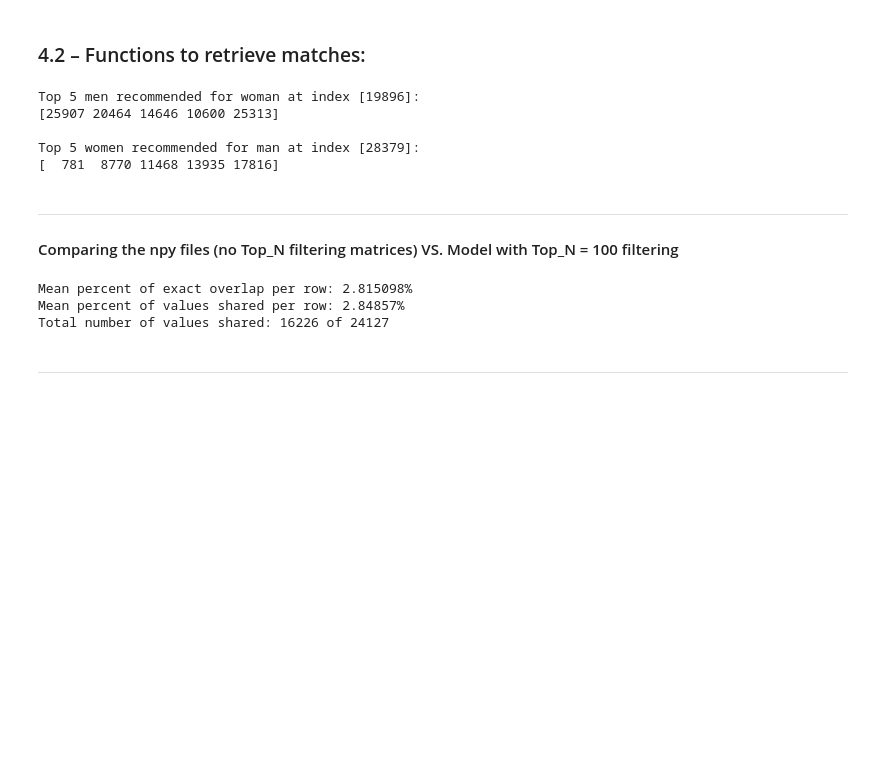
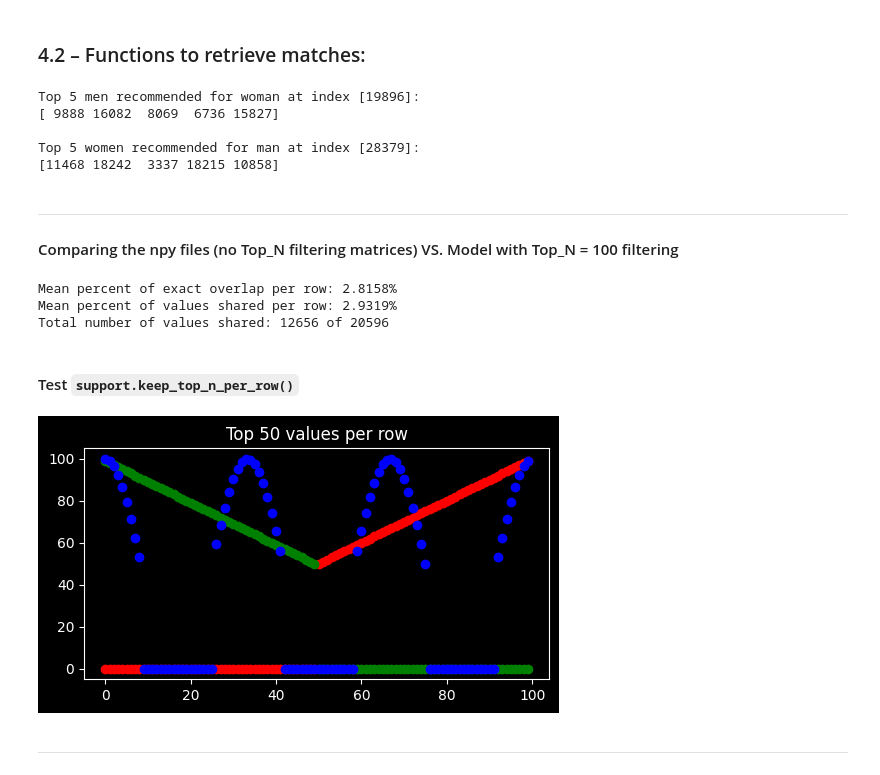
Before and after one commit to nhansen24/Date-A-Scientist, a Jupyter notebook: notebooks/date-a-scientist.ipynb, the cells around one changed output. Drawn from its saved outputs; the diff is of its cells as text; code cells hidden in the pictures; blank space fills up the shorter version.

```diff
--- a/notebooks/date-a-scientist.ipynb
+++ b/notebooks/date-a-scientist.ipynb
@@ -551,6 +551,8 @@ print(list(master_essay_series.value_counts()[:15].index))
 
 # Storing for use later. TF-IDF prioritizes lower frequency terms, thus we may be able to trim these.
 top_50_words = list(master_essay_series.value_counts()[:50].index)
+
+stop_words = top_50_words
 # %% [output]
 Total word count:  14094453
 Unique word count: 149039
@@ -658,7 +662,7 @@ men_women_csr_cpu = support.get_cpu_csr(
     df_straight_men_matchmaking, # df1
     df_straight_women_matchmaking, # df2
     stop_words = stop_words, # stop_words for TFIDF Vectorizer
-    top_n=100) # top_n for keeping only top-N non-zero elements (nnz) in the csr matrix.
+    top_n=1000) # top_n for keeping only top-N non-zero elements (nnz) in the csr matrix.
 
 print('CSR Shape:\n(Men, Women): ',men_women_csr_cpu.shape)
 
@@ -683,7 +687,7 @@ men_women_csr_gpu = support.get_gpu_csr(
     df_straight_men_matchmaking,  # df1
     df_straight_women_matchmaking,  # df2
     stop_words = stop_words, # stop_words for TFIDF Vectorizer
-    top_n=100) # top_n for keeping only top-N non-zero elements (nnz) in the csr matrix.
+    top_n=1000) # top_n for keeping only top-N non-zero elements (nnz) in the csr matrix.
 
 
 gc.collect();
@@ -717,9 +721,10 @@ from implicit import als
 with threadpool_limits(limits=1, user_api='blas'):
     model = als.AlternatingLeastSquares(
         factors=128,
-        regularization=0.1,
-        iterations=10,
-        use_gpu=False)
+        regularization=0.05,
+        iterations=20,
+        use_gpu=False,
+        random_state=42)
     model.fit(item_user_matrix)
 
 # Verify proper sparse matrix density, ideally < 1% item_user_matrix density for meaningfully matching
@@ -762,29 +767,54 @@ women_ids, women_scores = recommend_women(model, men_ids, n=5)
 print(f"\nTop 5 women recommended for man at index [{men_ids}]: \n{women_ids}")
 # %% [output]
 Top 5 men recommended for woman at index [19896]:
-[25907 20464 14646 10600 25313]
+[ 9888 16082  8069  6736 15827]
 
 Top 5 women recommended for man at index [28379]:
-[  781  8770 11468 13935 17816]
+[11468 18242  3337 18215 10858]
 # %% [markdown]
 ***
 #### Comparing the npy files (no Top_N filtering matrices) VS. Model with Top_N = 100 filtering
 # %%
-from collections import Counter
-
 # Let's see how similar the matches are when using the top_n=100 vs. when we fit with every value in the csr:
 top_n_is_Set, scores = recommend_men(model, df_straight_women_matchmaking.index, n=100)
 top_n_is_Not_set = np.load('../src/date_a_scientist/top_100_essay_matches_straight_women.npy')
 
 support.measure_value_overlap(top_n_is_Set, top_n_is_Not_set)
 
-# 'Exact value overlap' is the percentage of exact matches, i.e., value @ x,y for each matrix
-# 'Number of values shared' is the total number of unique values that are shared (not row specific)
-# 'Values shared per row' is the mean percentage of shared values for each row
+# 'Exact overlap' is the mean percentage of exact matches of values at indexes for each row.
+# 'Values shared per row' is the mean percentage of values that are shared for each row.
+# 'Total values shared' is the total number of values that are shared (not index or row-specific).
 # %% [output]
-Mean percent of exact overlap per row: 2.815098%
-Mean percent of values shared per row: 2.84857%
-Total number of values shared: 16226 of 24127
+Mean percent of exact overlap per row: 2.8158%
+Mean percent of values shared per row: 2.9319%
+Total number of values shared: 12656 of 20596
+# %% [markdown]
+#### Test `support.keep_top_n_per_row()`
+# %%
+# Let's test support.keep_top_n_per_row() to see if it returns the expected values and indexes.
+top_n_in = 50
+
+# Set up three unique rows and one x_ax for plotting:
+x_ax = np.arange(100)
+row_one_test = np.arange(100)
+row_two_test = np.arange(100)[::-1]
+row_three_test = 50 * np.cos(6*np.pi*x_ax/100) + 50
+row_one_two_three = np.vstack((row_one_test,row_two_test,row_three_test))
+
+# Convert to CSR before calling the function:
+row_one_two_three = csr_matrix(row_one_two_three)
+test_top_n = support.keep_top_n_per_row(row_one_two_three,top_n_in)
+
+# Plot the results:
+plt.figure(figsize=[6,3])
+plt.title(f'Top {top_n_in} values per row')
+plt.scatter(x_ax,test_top_n.toarray()[0],color='r') # y = x
+plt.scatter(x_ax,test_top_n.toarray()[1],color='g') # y = -x + 100
+plt.scatter(x_ax,test_top_n.toarray()[2],color='b') # y = 50 cos(6 pi X/100) + 50
+plt.show()
+plt.close('all')
+# %% [output]
+[figure, added]
 # %% [markdown]
 ***
 # %% [markdown]
```
Also changed, not shown: parts of 7 cells of this notebook, 3 other files.
